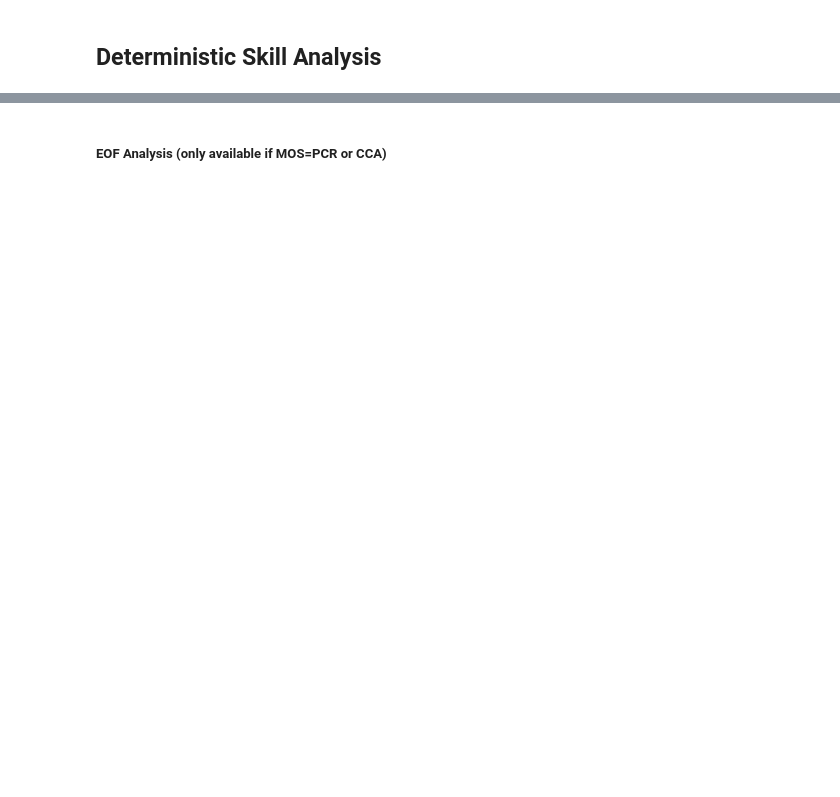
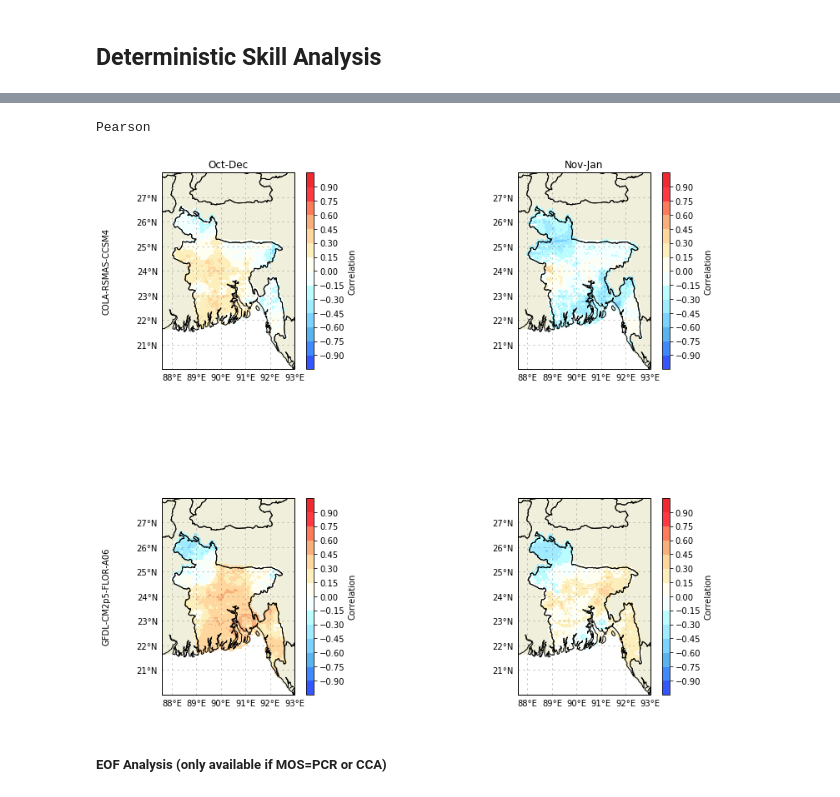
Before and after one commit to nachiketaacharya/PyCPT_Seasonal, a Jupyter notebook: pycpt_seasonal.ipynb, the cells around one changed output, grey strips where cells are left out. Drawn from its saved outputs; the diff is of its cells as text; code cells hidden in the pictures; blank space fills up the shorter version.

```diff
--- a/pycpt_seasonal.ipynb
+++ b/pycpt_seasonal.ipynb
@@ -261,25 +176,2 @@ PROCESS COMPLETED
 # %% [markdown]
 ## Deterministic Skill Analysis
-# %%
-#####Choose metrics (options are: 'Pearson','Spearman','2AFC','RocAbove','RocBelow', 'RMSE'):
-met=('Pearson','Spearman','2AFC','RocAbove','RocBelow', 'RMSE')
-#monss=['Dec-Feb','Mar-May','Jun-Aug','Sep-Nov']   #Needs to be any of the seasons computed.
-monss=['Aug']
-
-print("Present folder:")
-if platform.system() == 'Windows':
-    %cd $workdir\output
-else:
-    %cd $workdir/output
-
-# Skill scores loop
-plt.rcParams.update({'font.size': 11})
-for ime in met:
-    pltmap(models,PREDICTAND,ime,wlo2,elo2,sla2,nla2,fprefix,mpref,tgts,mons,monss, obs)
-    print('')
-    print("\033[1m"+ime+"\033[0;0m")
-    #plt.show()
-    print('')
-    plt.savefig("1_"+ime+".png",dpi=500)
-    #plt.close()
-    plt.show()
@@ -302,2 +178,9 @@ RMSE
+# %%
+# Skill scores loop
+for ime in met:
+    pltmap(models,PREDICTAND,ime,wlo2,elo2,sla2,nla2,fprefix,mpref,tgts,mons,mons, obs)
+# %% [output]
+Pearson
+[figure, added]
 # %% [markdown]
 ##### EOF Analysis (only available if MOS=PCR or CCA)
```
Also changed, not shown: parts of 21 cells of this notebook, 1 other file.
